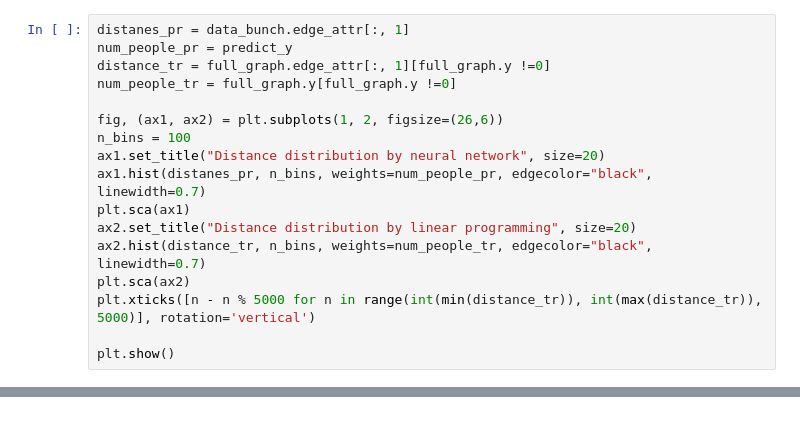
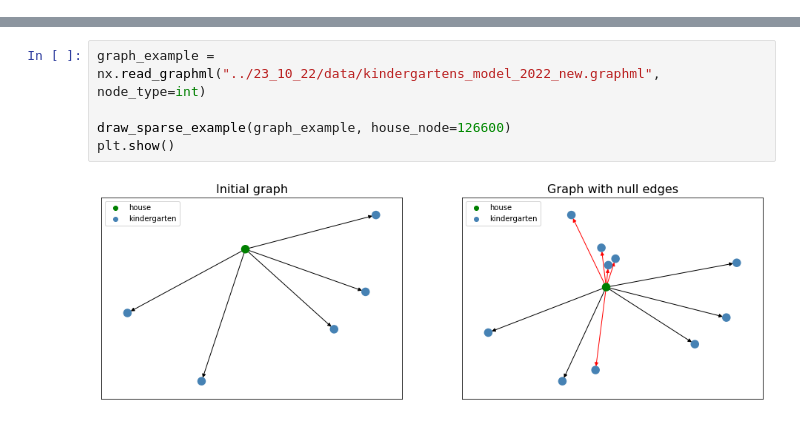
Before and after one commit to E-Kovtun/population_flows_nn, a Jupyter notebook: predict_flow.ipynb, the cells around one changed output, grey strips where cells are left out. Drawn from its saved outputs; the diff is of its cells as text.

```diff
--- a/predict_flow.ipynb
+++ b/predict_flow.ipynb
@@ -388,17 +0,0 @@ for min_dist, max_dist in tqdm(iter_distances):
-# %%
-distanes_pr = data_bunch.edge_attr[:, 1]
-num_people_pr = predict_y
-distance_tr = full_graph.edge_attr[:, 1][full_graph.y !=0]
-num_people_tr = full_graph.y[full_graph.y !=0]
-
-fig, (ax1, ax2) = plt.subplots(1, 2, figsize=(26,6))
-n_bins = 100
-ax1.set_title("Distance distribution by neural network", size=20)
-ax1.hist(distanes_pr, n_bins, weights=num_people_pr, edgecolor="black", linewidth=0.7)
-plt.sca(ax1)
-ax2.set_title("Distance distribution by linear programming", size=20)
-ax2.hist(distance_tr, n_bins, weights=num_people_tr, edgecolor="black", linewidth=0.7)
-plt.sca(ax2)
-plt.xticks([n - n % 5000 for n in range(int(min(distance_tr)), int(max(distance_tr)), 5000)], rotation='vertical')
-
-plt.show()
@@ -435,0 +99,7 @@ plt.show()
+# %%
+graph_example = nx.read_graphml("../23_10_22/data/kindergartens_model_2022_new.graphml", node_type=int)
+
+draw_sparse_example(graph_example, house_node=126600)
+plt.show()
+# %% [output]
+[figure, added]
```
Also changed, not shown: parts of 52 cells of this notebook, 3 other files.
